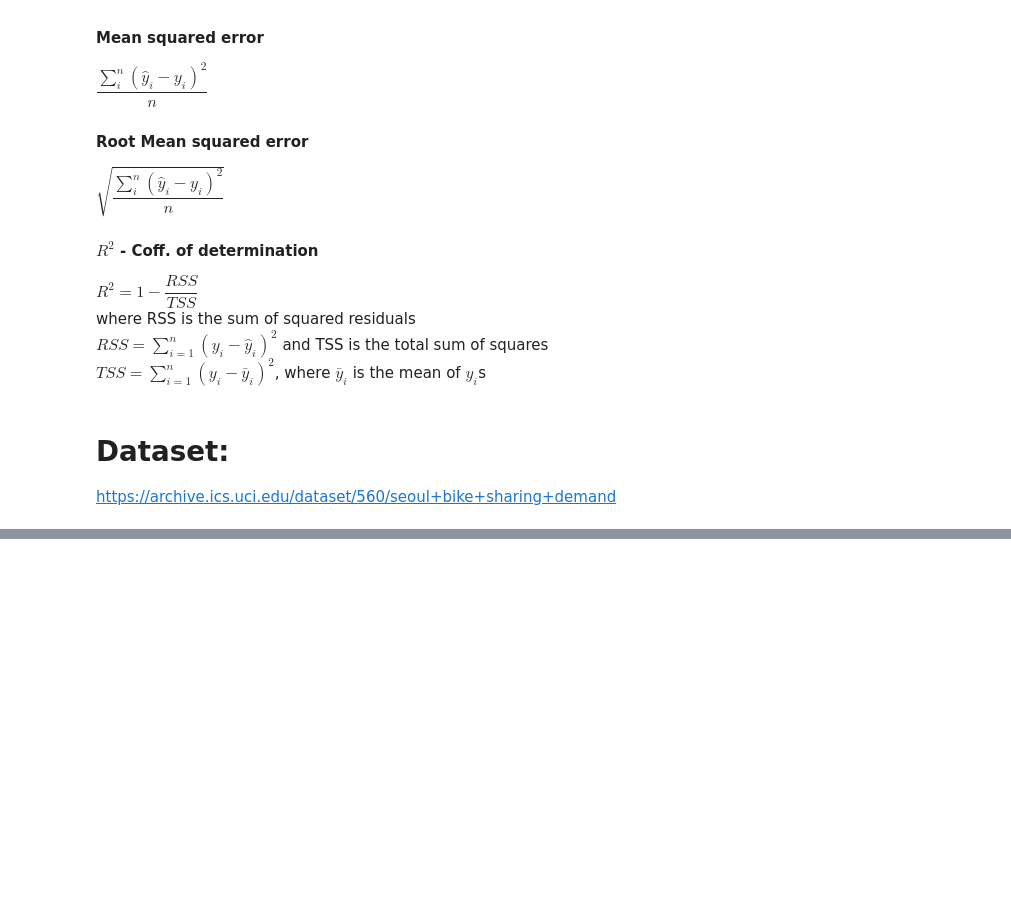
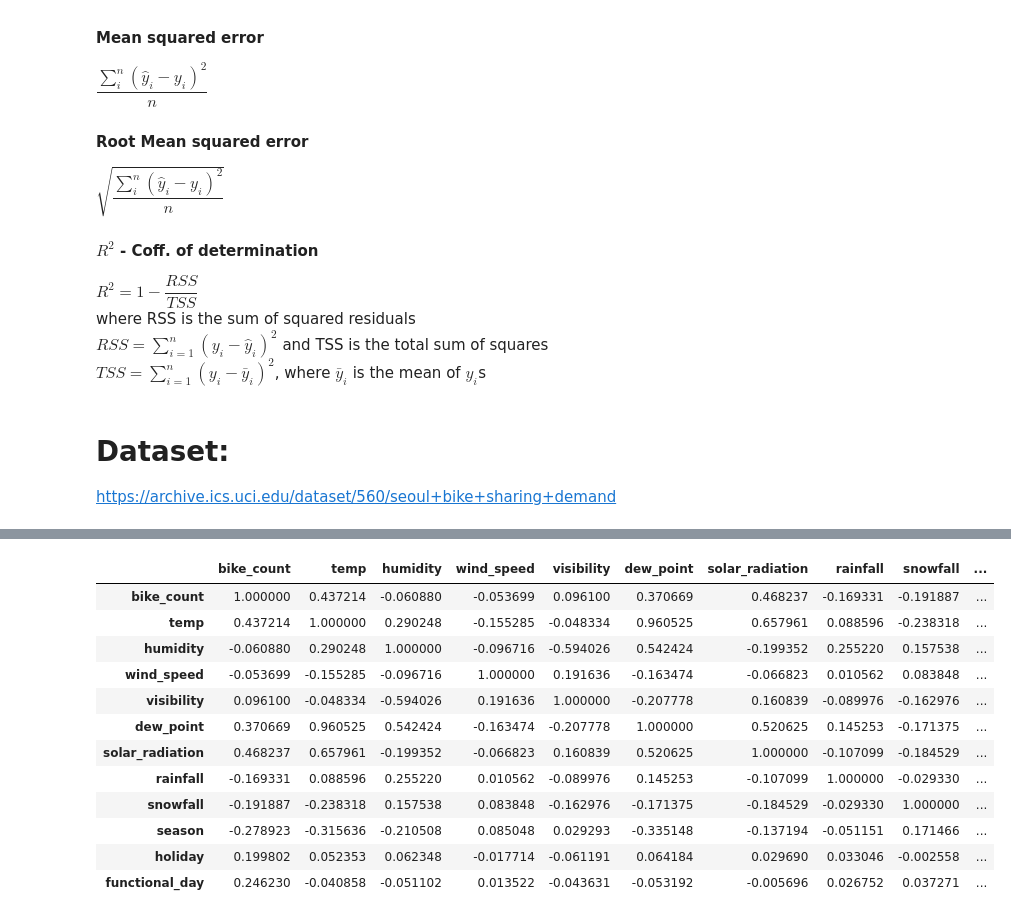
Before and after one commit to aswathr/ml_learn_fcc, a Jupyter notebook: 2_seoul_bike_demand.ipynb, the cells around one changed output, grey strips where cells are left out. Saved outputs shown, nothing was run; the diff lists cells and outputs as text; code cells hidden in the pictures; blank space fills up the shorter version.

```diff
--- a/2_seoul_bike_demand.ipynb
+++ b/2_seoul_bike_demand.ipynb
@@ -88,0 +89,21 @@ for hour, dfi in df_hour.items():
+# %%
+corrcoeff_df8 = df8.corr()
+corrcoeff_df12 = df12.corr()
+corrcoeff_df16 = df16.corr()
+corrcoeff_df20 = df20.corr()
+# %%
+corrcoeff_df8.style.background_gradient(cmap='coolwarm')
+# %% [output]
+|  | bike_count | temp | humidity | wind_speed | visibility | dew_point | solar_radiation | rainfall | snowfall | ... |
+| bike_count | 1.000000 | 0.437214 | -0.060880 | -0.053699 | 0.096100 | 0.370669 | 0.468237 | -0.169331 | -0.191887 | ... |
+| temp | 0.437214 | 1.000000 | 0.290248 | -0.155285 | -0.048334 | 0.960525 | 0.657961 | 0.088596 | -0.238318 | ... |
+| humidity | -0.060880 | 0.290248 | 1.000000 | -0.096716 | -0.594026 | 0.542424 | -0.199352 | 0.255220 | 0.157538 | ... |
+| wind_speed | -0.053699 | -0.155285 | -0.096716 | 1.000000 | 0.191636 | -0.163474 | -0.066823 | 0.010562 | 0.083848 | ... |
+| visibility | 0.096100 | -0.048334 | -0.594026 | 0.191636 | 1.000000 | -0.207778 | 0.160839 | -0.089976 | -0.162976 | ... |
+| dew_point | 0.370669 | 0.960525 | 0.542424 | -0.163474 | -0.207778 | 1.000000 | 0.520625 | 0.145253 | -0.171375 | ... |
+| solar_radiation | 0.468237 | 0.657961 | -0.199352 | -0.066823 | 0.160839 | 0.520625 | 1.000000 | -0.107099 | -0.184529 | ... |
+| rainfall | -0.169331 | 0.088596 | 0.255220 | 0.010562 | -0.089976 | 0.145253 | -0.107099 | 1.000000 | -0.029330 | ... |
+| snowfall | -0.191887 | -0.238318 | 0.157538 | 0.083848 | -0.162976 | -0.171375 | -0.184529 | -0.029330 | 1.000000 | ... |
+| season | -0.278923 | -0.315636 | -0.210508 | 0.085048 | 0.029293 | -0.335148 | -0.137194 | -0.051151 | 0.171466 | ... |
+| holiday | 0.199802 | 0.052353 | 0.062348 | -0.017714 | -0.061191 | 0.064184 | 0.029690 | 0.033046 | -0.002558 | ... |
+| functional_day | 0.246230 | -0.040858 | -0.051102 | 0.013522 | -0.043631 | -0.053192 | -0.005696 | 0.026752 | 0.037271 | ... |
```
Also changed, not shown: parts of 12 cells of this notebook.
